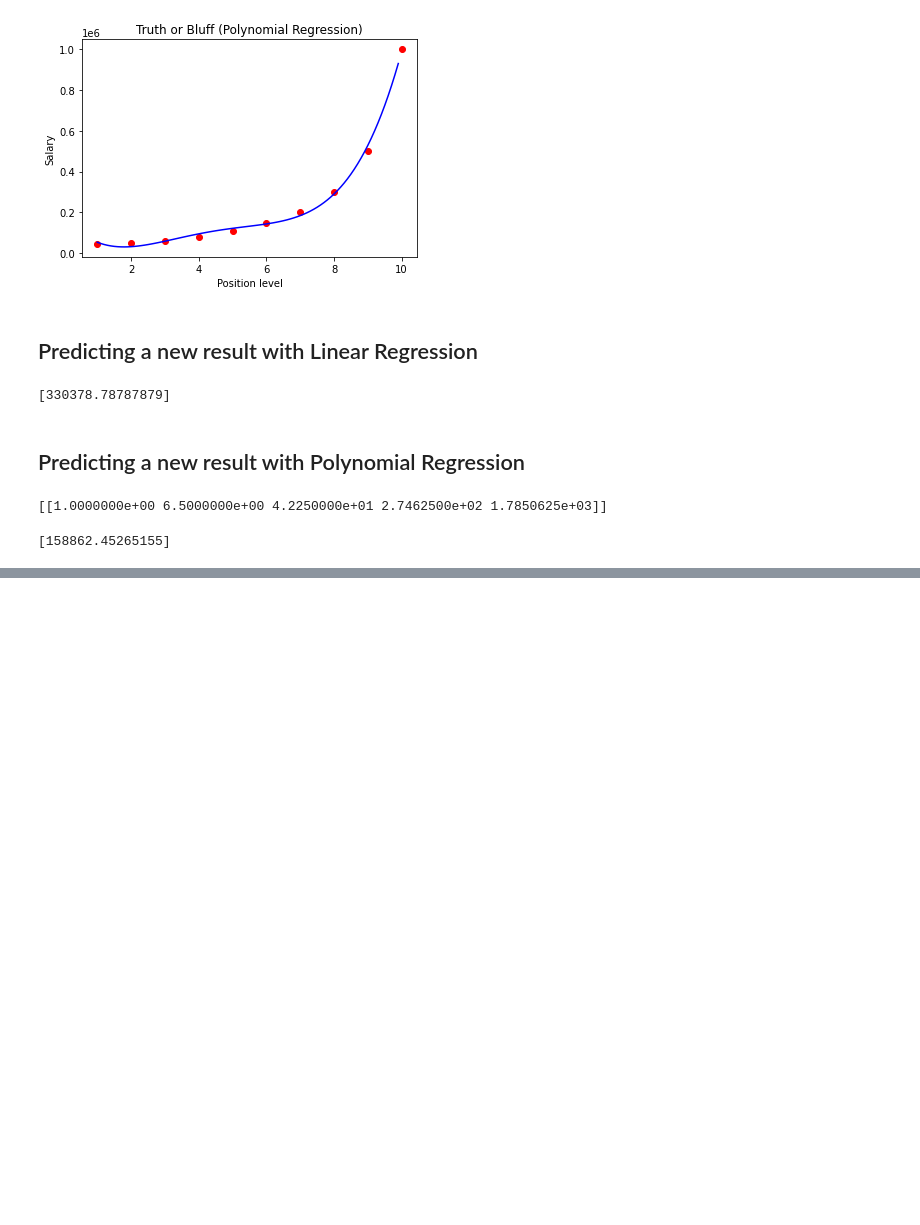
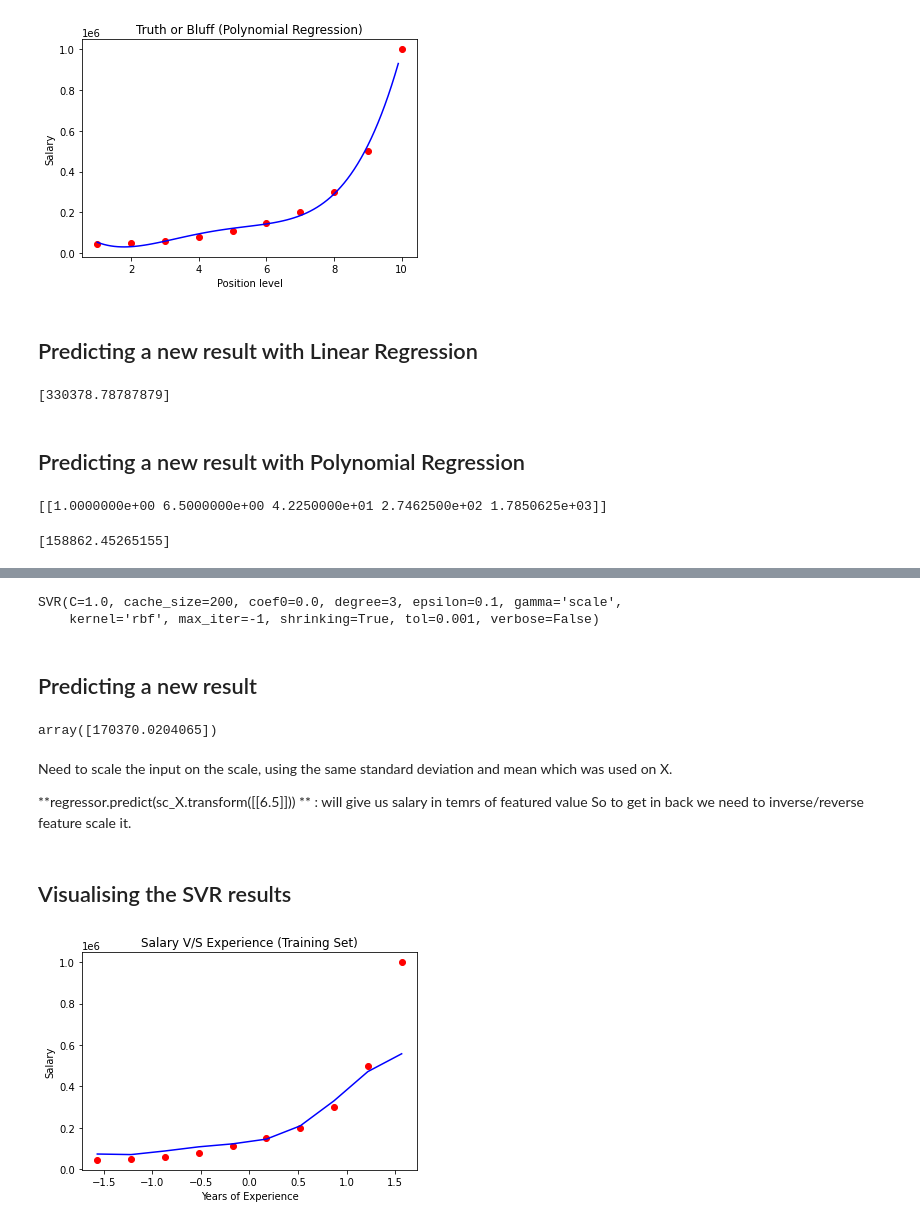
Before and after one commit to sejalxz/Machine-Learning, a Jupyter notebook: TEMPLATE.ipynb, the cells around one changed output, grey strips where cells are left out. Saved outputs shown, nothing was run; the diff lists cells and outputs as text; code cells hidden in the pictures; blank space fills up the shorter version.

```diff
--- a/TEMPLATE.ipynb
+++ b/TEMPLATE.ipynb
@@ -347,0 +385,4 @@ print(lin_reg_2.predict(poly_reg.fit_transform([[6.5]])))
+# %%
+dataset = pd.read_csv('Position_Salaries.csv')
+X = dataset.iloc[:, 1:-1].values
+y = dataset.iloc[:, -1].values
@@ -347,0 +407,2 @@ print(lin_reg_2.predict(poly_reg.fit_transform([[6.5]])))
+# %%
+y = y.reshape(len(y),1)
@@ -347,0 +424,6 @@ print(lin_reg_2.predict(poly_reg.fit_transform([[6.5]])))
+# %%
+from sklearn.preprocessing import StandardScaler
+sc_X = StandardScaler()
+sc_y = StandardScaler()
+X = sc_X.fit_transform(X)
+y = sc_y.fit_transform(y)
@@ -347,0 +464,28 @@ print(lin_reg_2.predict(poly_reg.fit_transform([[6.5]])))
+# %%
+from sklearn.svm import SVR
+regressor = SVR(kernel = 'rbf')
+regressor.fit(X, y)
+# %% [output]
+SVR(C=1.0, cache_size=200, coef0=0.0, degree=3, epsilon=0.1, gamma='scale',
+    kernel='rbf', max_iter=-1, shrinking=True, tol=0.001, verbose=False)
+# %% [markdown]
+## Predicting a new result
+# %%
+sc_y.inverse_transform(regressor.predict(sc_X.transform([[6.5]])))
+# %% [output]
+array([170370.0204065])
+# %% [markdown]
+Need to scale the input on the scale, using the same standard deviation and mean which was used on X.
+
+**regressor.predict(sc_X.transform([[6.5]]))  ** : will give us salary in temrs of featured value So to get in back we need to inverse/reverse feature scale it.
+# %% [markdown]
+## Visualising the SVR results
+# %%
+plt.scatter(sc_X.inverse_transform(X), sc_y.inverse_transform(y), color = 'red')
+plt.plot(sc_X.inverse_transform(X),sc_y.inverse_transform(regressor.predict(X)),color = 'blue')
+plt.title('Salary V/S Experience (Training Set)')
+plt.xlabel('Years of Experience')
+plt.ylabel('Salary')
+plt.show()
+# %% [output]
+[figure, added]
```
Also changed, not shown: parts of 19 cells of this notebook.
